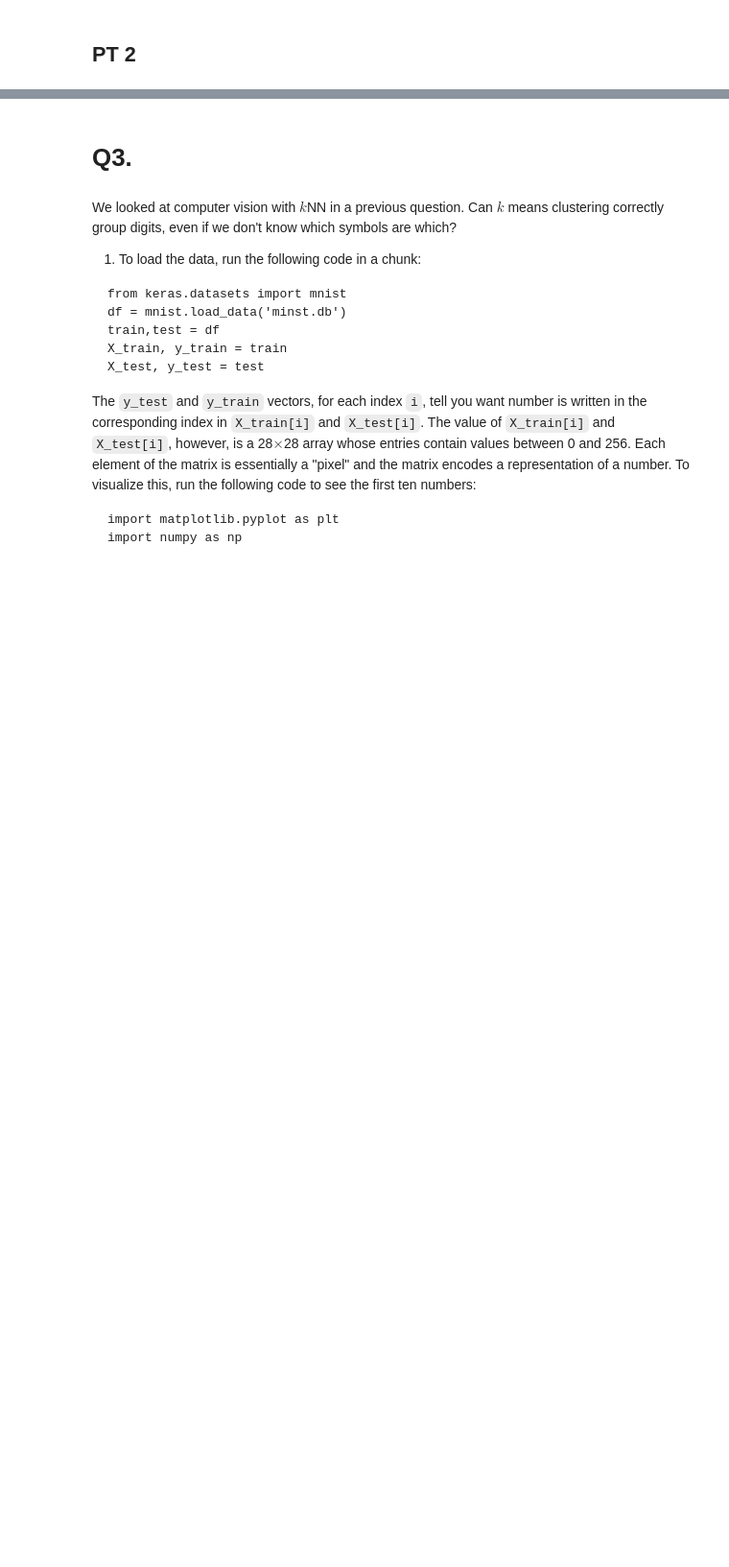
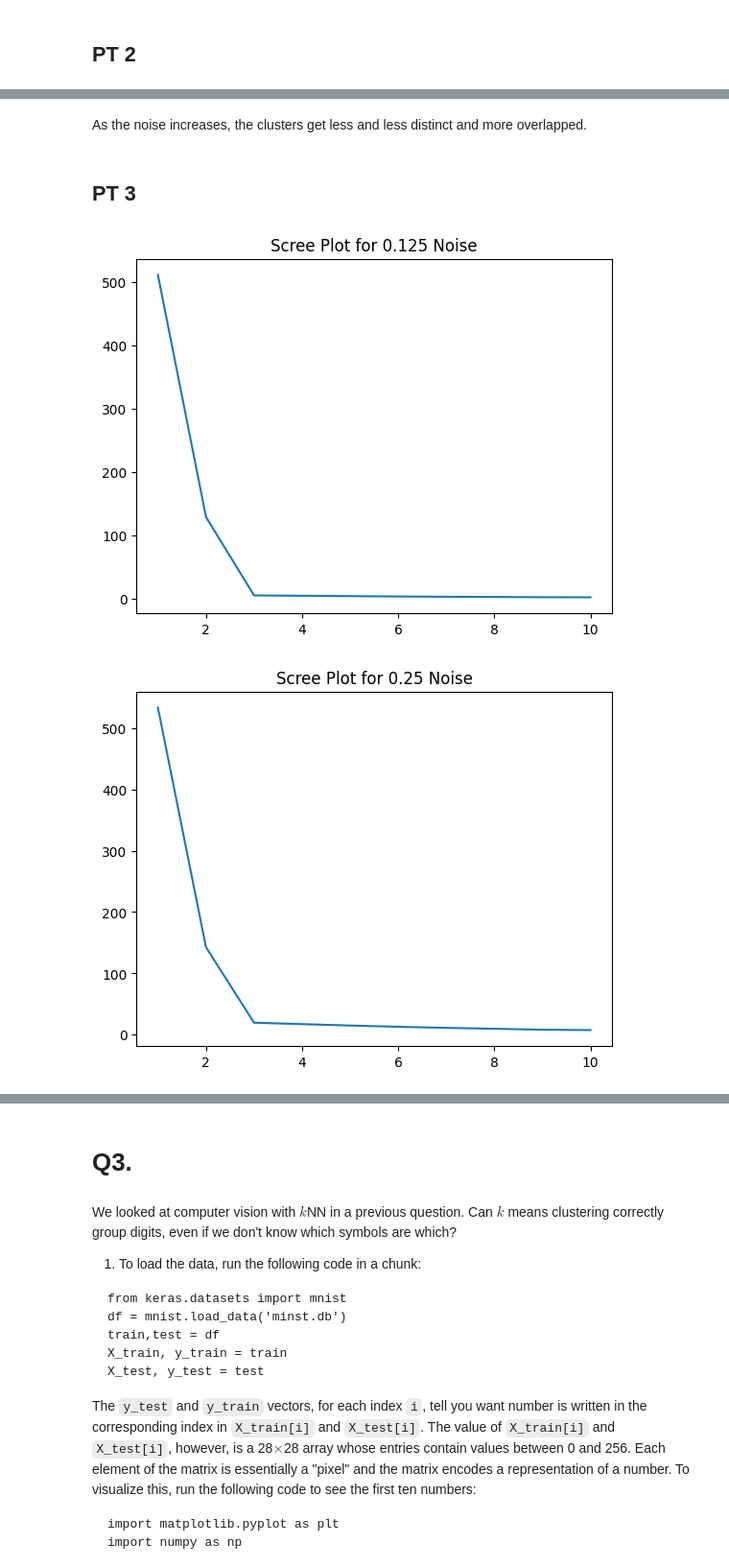
Before and after one commit to rvt9bx/DS3001kmc, a Jupyter notebook: assignment_kmc.ipynb, the cells around one changed output, grey strips where cells are left out. Shown at 96% size. Saved outputs shown, nothing was run; the diff lists cells and outputs as text; code cells hidden in the pictures; blank space fills up the shorter version.

```diff
--- a/assignment_kmc.ipynb
+++ b/assignment_kmc.ipynb
@@ -217,0 +260,18 @@ for df in df_list:
+# %% [markdown]
+As the noise increases, the clusters get less and less distinct and more overlapped.
+# %% [markdown]
+## PT 3
+# %%
+for i in range(len(df_list)):
+  k_bar = 10
+  k_grid = np.arange(1,k_bar+1) # The range of k's to consider
+  SSE = np.zeros(k_bar) # We'll store the training error here
+  for k in range(k_bar): # For indices from 0 to k_bar-1
+      model = KMeans(n_clusters=k+1, max_iter=300, n_init = 10, random_state=0) # Create a model for k
+      model = model.fit(df_list[i].loc[:,['x1','x2']]) # Fit the model
+      SSE[k] = model.inertia_ # Record the sum of squared error for k in the SSE vector
+  scree_plot = sns.lineplot(x=k_grid, y=SSE).set_title(f'Scree Plot for {noise_list[i]} Noise') # Create scree plot
+  plt.show()
+# %% [output]
+[figure, added]
+[figure, added]
```
Also changed, not shown: parts of 13 cells of this notebook.
